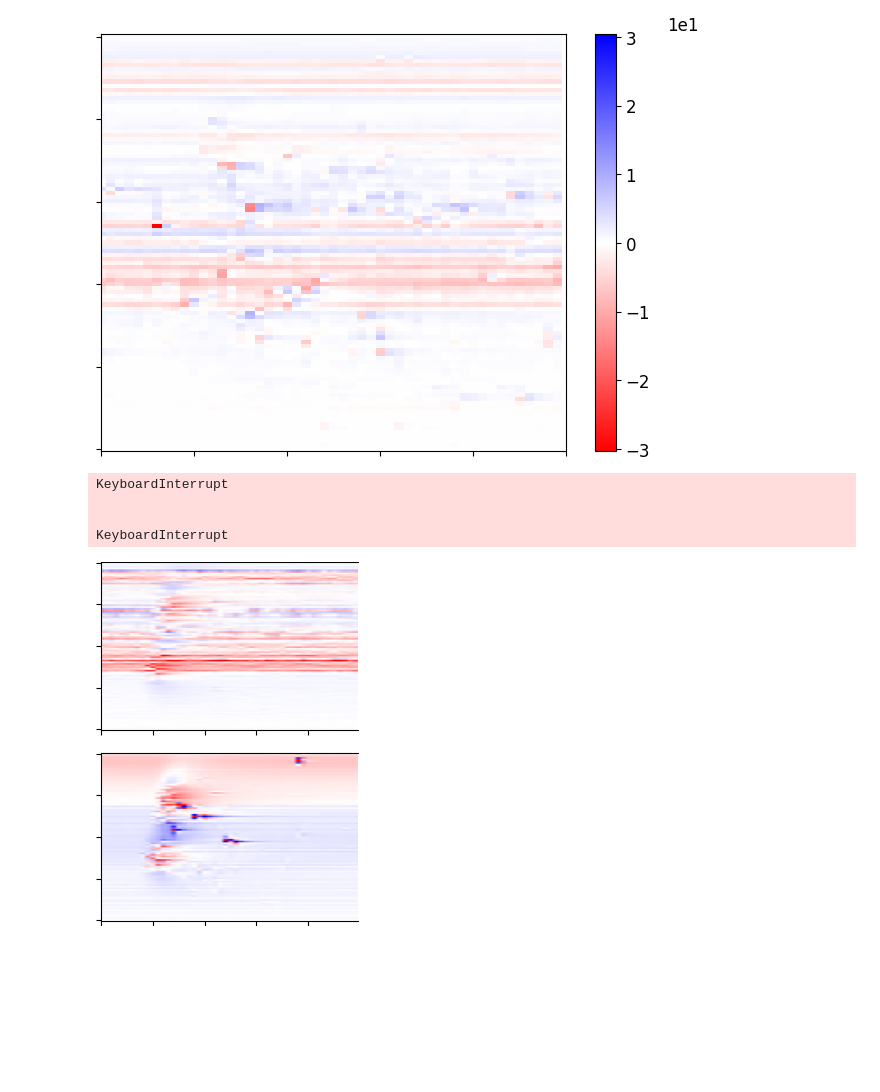
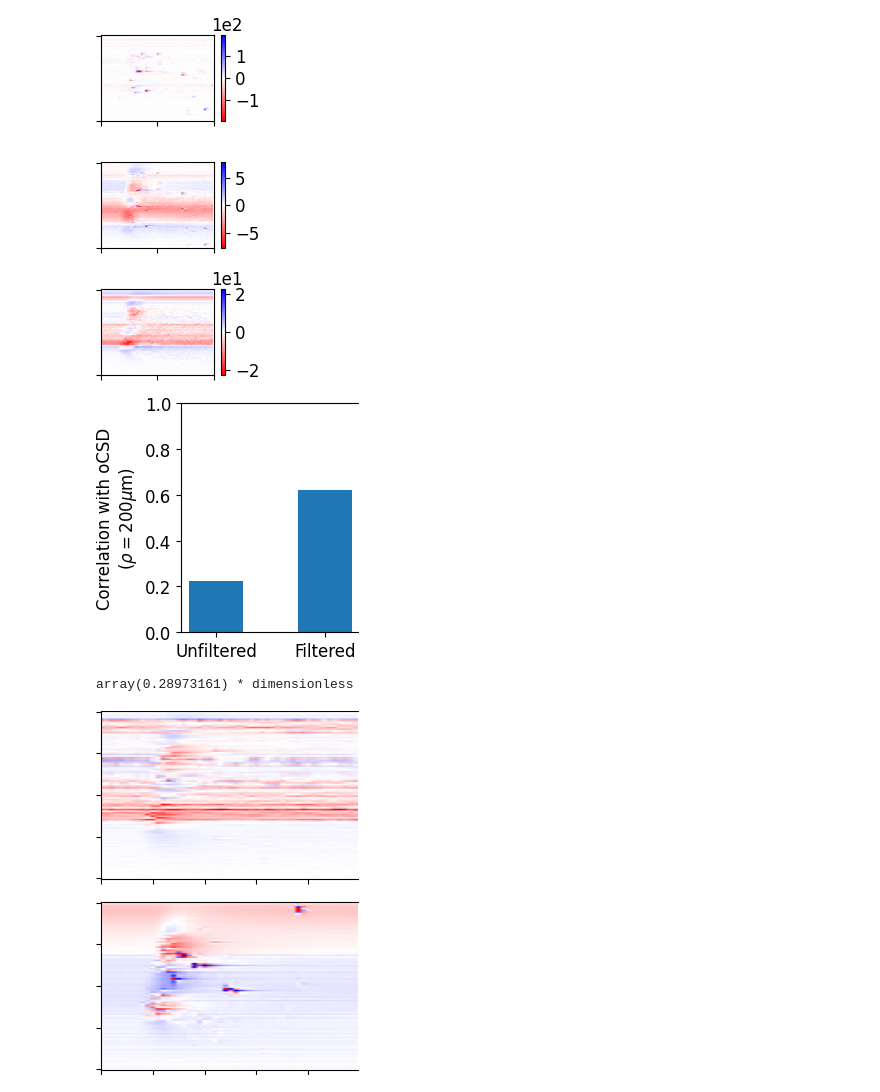
Before and after one commit to joseph-tharayil/csd_paper, a Jupyter notebook: hypothesisTesting/hypotheses.ipynb, the cells around one changed output. Cells and saved outputs as stored; diff of their text form; code cells hidden in the pictures; blank space fills up the shorter version.

```diff
--- a/hypothesisTesting/hypotheses.ipynb
+++ b/hypothesisTesting/hypotheses.ipynb
@@ -276,8 +276,21 @@ def produce_oCSD_all(data,lfp_idx,disk_fullDensity_idx):
     return objective_disk_full_highRes, objective_disk_full_lowRes, objective_disk_half_lowRes, objective_disk_quarter_lowRes
 # %%
 hro = np.load('/mnt/c/Users/tharayil/Downloads/csd_paper/radii/total.npy')[50:-1]
-# %%
-fig, ax = plt.subplots(1,1)
-plotFig(ax,hro[:,303:404].T)
-# %% [output]
-[figure, old version]
+# %%
+from scipy.signal import convolve
+def filterFunction(csd,order,sigma):
+    coeffs = []
+    for i in range(order):
+        bn = np.exp(-0.5*((i-(order-1)/2)/(sigma*(order-1)/2))**2)
+        coeffs.append(bn)
+
+    coeffs = np.array(coeffs)
+    coeffsSum = np.array([np.sum(coeffs)])
+
+    coeffs /= coeffsSum
+
+    filteredSignal = csd/csd.units
+    for i in range(csd.shape[1]):
+        filteredSignal[:,i] = convolve(csd[:,i],coeffs,mode='same')
+
+    return filteredSignal*csd.units
@@ -288,6 +321,8 @@ highResOriginal = np.load('/mnt/c/Users/tharayil/Documents/csdRevisions/csd_pape
 highResNoRecurrent = np.load('/mnt/c/Users/tharayil/Documents/csdRevisions/csd_paper/hypothesisTesting/noRecurrentConnecvitity_50um/total_4.npy')/4#[1500:1550] # Loads LFP and oCSD averaged over trials, 20 um spacing, rho=500um
 
 highResNoActive = np.load('/mnt/c/Users/tharayil/Documents/csdRevisions/csd_paper/hypothesisTesting/noActive_withNoise//total.npy')[1500:1550] # Loads LFP and oCSD averaged over trials, 20 um spacing, rho=500um
+
+highResNoActive = np.load('/mnt/c/Users/tharayil/Documents/csdRevisions/csd_paper/hypothesisTesting/noActive_withNoise_50um/total_4.npy')# Loads LFP and oCSD averaged over trials, 20 um spacing, rho=500um
 
 highResNoNoise = np.load('/mnt/c/Users/tharayil/Documents/csdRevisions/csd_paper/hypothesisTesting/noNoise/total.npy') # Loads LFP and oCSD averaged over trials, 20 um spacing, rho=500um
 
@@ -297,6 +332,8 @@ lfpIdx = np.arange(101)
 diam = 1000E-6 * pq.m                              # [m]
 
 icsd_high_original_500 = produce_iCSD(highResOriginal,lfpIdx,diam)
+
+icsd_high_original_200 = produce_iCSD(highResOriginal,lfpIdx,400e-6*pq.m)
 # icsd_L4_original_500 = produce_iCSD(L4original,lfpIdx,diam)
 # icsd_L5_original_500 = produce_iCSD(L5original,lfpIdx,diam)
 
@@ -375,8 +412,3 @@ icsd_high_NoNoise_20, icsd_low_NoNoise_20, icsd_half_NoNoise_20, icsd_quarter_No
 # icsd_L5_NoNoise_20 = produce_iCSD(L5NoNoise,lfpIdx,diam)
 
 icsd_high_NoNoiseNoActive_20, icsd_low_NoNoiseNoActive_20, icsd_half_NoNoiseNoActive_20, icsd_quarter_NoNoiseNoActive_20 = produce_iCSD_all(highResNoNoiseNoActive,lfpIdx,diam)
-# %% [output]
-KeyboardInterrupt
-
-
-KeyboardInterrupt
@@ -383,3 +537,34 @@ KeyboardInterrupt
+# %%
+fig, ax = plt.subplots(3,1,figsize=(2,4))
+from scipy.ndimage import gaussian_filter1d
+plotFig(ax[0],icsd_high_original_200.get_csd())
+plotFig(ax[1],filterFunction(icsd_high_original_200.get_csd(),order=19,sigma=5))
+plotFig(ax[2],ocsd_original_200.T*1e-12/(np.pi*(200*1e-6)**2*20e-6))
+plt.tight_layout()
+
+plt.savefig('/mnt/c/Users/tharayil/Documents/csdRevisions/csd_paper/hypothesisTesting/nonshiftedPositions_rerun/v3Figures/filtered.png',dpi=600)
+# %% [output]
+[figure, new version]
+# %%
+originalCorr = twoD_correlation(icsd_high_original_200.get_csd(),ocsd_original_200.T)
+filteredCorr = twoD_correlation(filterFunction(icsd_high_original_200.get_csd(),order=19,sigma=5),ocsd_original_200.T)
+
+fig,ax = plt.subplots(figsize=(3,3))
+ax.bar(np.arange(2), [originalCorr, filteredCorr],width=0.5)
+ax.set_xticks(np.arange(2))
+ax.set_xticklabels(['Unfiltered','Filtered'])
+ax.set_ylabel('Correlation with oCSD\n'+ r'($\rho=200\mu$m)')
+ax.set_ylim([0,1])
+plt.tight_layout()
+
+plt.savefig('/mnt/c/Users/tharayil/Documents/csdRevisions/csd_paper/hypothesisTesting/nonshiftedPositions_rerun/v3Figures/filteredBar.png',dpi=600)
+# %% [output]
+[figure, added]
+# %%
+twoD_correlation(filterFunction(icsd_high_original_200.get_csd(),order=50,sigma=20),ocsd_original_200.T)
+# twoD_correlation(icsd_high_original_200.get_csd(),ocsd_original_200.T)
+# %% [output]
+array(0.28973161) * dimensionless
 # %%
 fig, axes = plt.subplots(2,4,figsize=(8,4))
 
```
Also changed, not shown: parts of 5 cells of this notebook, 5 other files.
